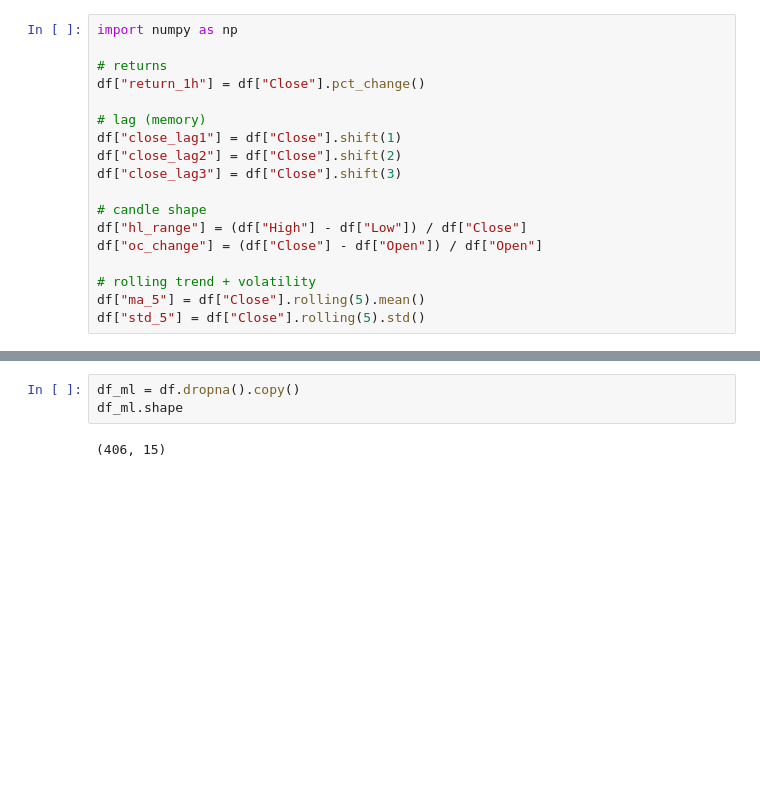
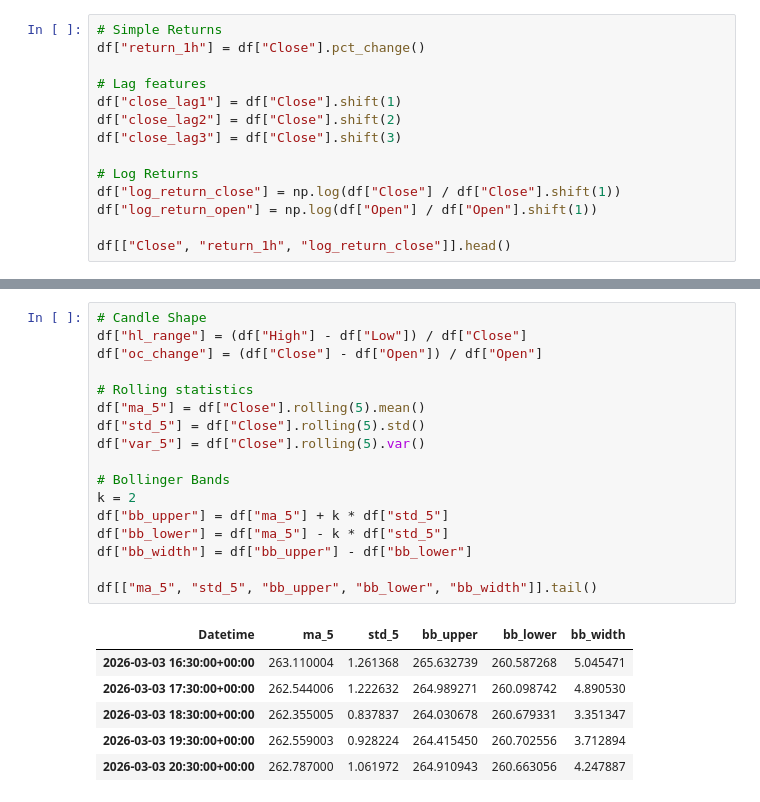
Before and after one commit to sinex-cloud/stock-prediction-1h, a Jupyter notebook: notebooks/02_make_target_and_features.ipynb, the cells around one changed output, grey strips where cells are left out. Drawn from its saved outputs; the diff is of its cells as text; blank space fills up the shorter version.

```diff
--- a/notebooks/02_make_target_and_features.ipynb
+++ b/notebooks/02_make_target_and_features.ipynb
@@ -36,18 +132,14 @@ df[["Close", "target"]].head()
 # %%
-import numpy as np
-
-# returns
+# Simple Returns
 df["return_1h"] = df["Close"].pct_change()
 
-# lag (memory)
+# Lag features
 df["close_lag1"] = df["Close"].shift(1)
 df["close_lag2"] = df["Close"].shift(2)
 df["close_lag3"] = df["Close"].shift(3)
 
-# candle shape
-df["hl_range"] = (df["High"] - df["Low"]) / df["Close"]
-df["oc_change"] = (df["Close"] - df["Open"]) / df["Open"]
+# Log Returns
+df["log_return_close"] = np.log(df["Close"] / df["Close"].shift(1))
+df["log_return_open"] = np.log(df["Open"] / df["Open"].shift(1))
 
-# rolling trend + volatility
-df["ma_5"] = df["Close"].rolling(5).mean()
-df["std_5"] = df["Close"].rolling(5).std()
+df[["Close", "return_1h", "log_return_close"]].head()
@@ -54,5 +153,24 @@ df["std_5"] = df["Close"].rolling(5).std()
-# %%
-df_ml = df.dropna().copy()
-df_ml.shape
-# %% [output]
-(406, 15)
+# %%
+# Candle Shape
+df["hl_range"] = (df["High"] - df["Low"]) / df["Close"]
+df["oc_change"] = (df["Close"] - df["Open"]) / df["Open"]
+
+# Rolling statistics
+df["ma_5"] = df["Close"].rolling(5).mean()
+df["std_5"] = df["Close"].rolling(5).std()
+df["var_5"] = df["Close"].rolling(5).var()
+
+# Bollinger Bands
+k = 2
+df["bb_upper"] = df["ma_5"] + k * df["std_5"]
+df["bb_lower"] = df["ma_5"] - k * df["std_5"]
+df["bb_width"] = df["bb_upper"] - df["bb_lower"]
+
+df[["ma_5", "std_5", "bb_upper", "bb_lower", "bb_width"]].tail()
+# %% [output]
+| Datetime | ma_5 | std_5 | bb_upper | bb_lower | bb_width |
+| 2026-03-03 16:30:00+00:00 | 263.110004 | 1.261368 | 265.632739 | 260.587268 | 5.045471 |
+| 2026-03-03 17:30:00+00:00 | 262.544006 | 1.222632 | 264.989271 | 260.098742 | 4.890530 |
+| 2026-03-03 18:30:00+00:00 | 262.355005 | 0.837837 | 264.030678 | 260.679331 | 3.351347 |
+| 2026-03-03 19:30:00+00:00 | 262.559003 | 0.928224 | 264.415450 | 260.702556 | 3.712894 |
+| 2026-03-03 20:30:00+00:00 | 262.787000 | 1.061972 | 264.910943 | 260.663056 | 4.247887 |
```
Also changed, not shown: parts of 26 cells of this notebook, 1 other file.
